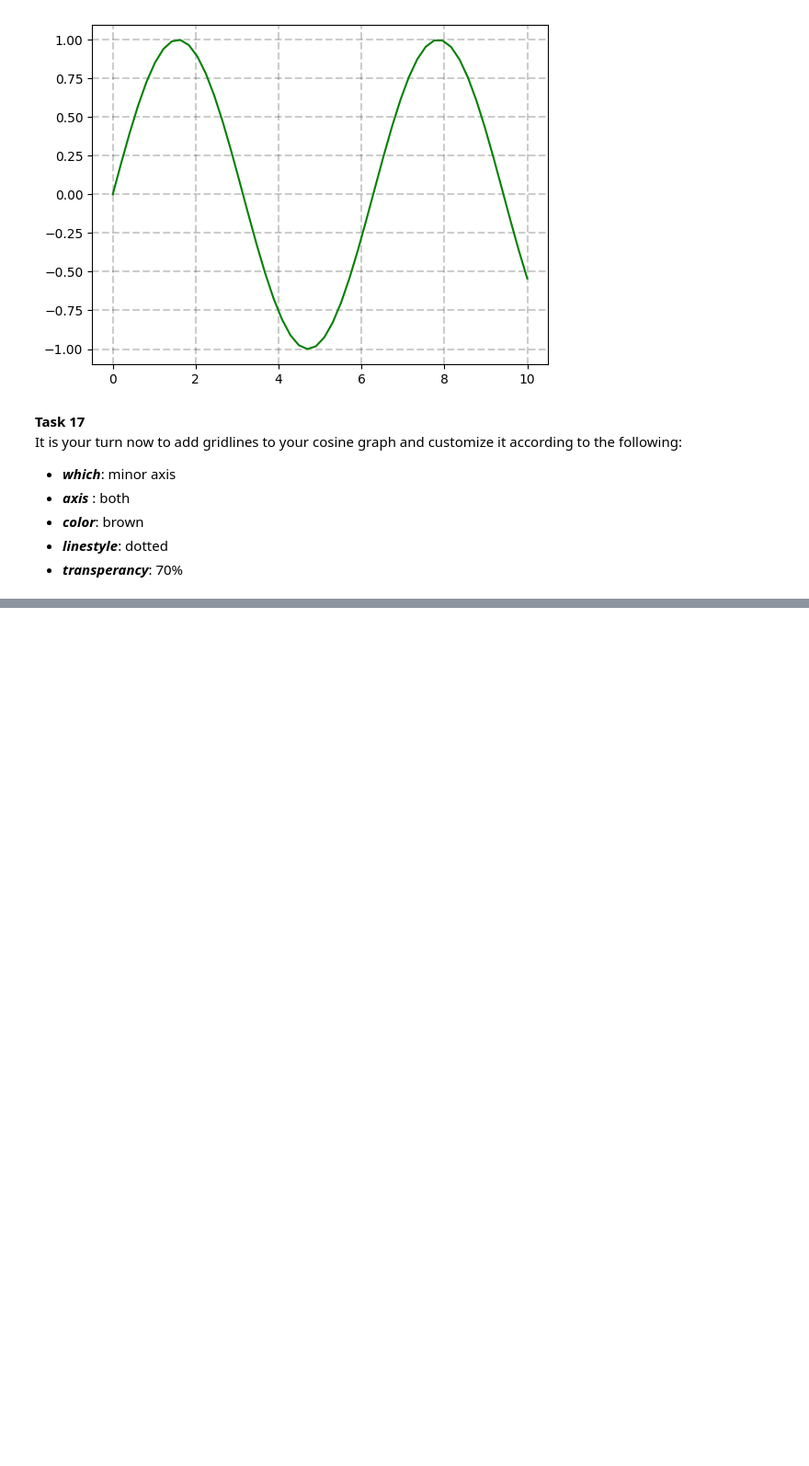
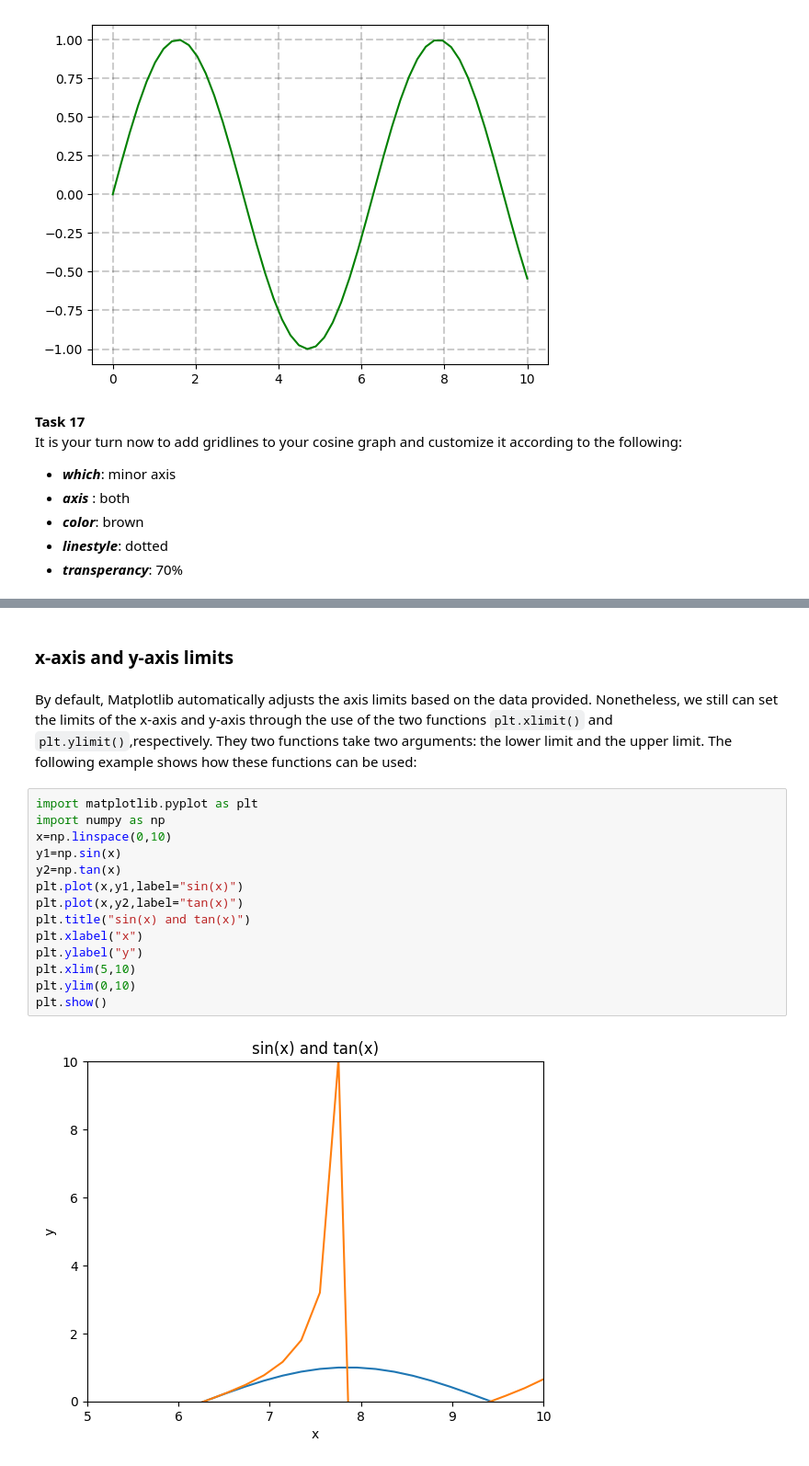
Before and after one commit to AhmadAlsaadi/ENCH320-Numpy, a Jupyter notebook: Matplotlib.ipynb, the cells around one changed output, grey strips where cells are left out. Shown at 92% size. Saved outputs shown, nothing was run; the diff lists cells and outputs as text; blank space fills up the shorter version.

```diff
--- a/Matplotlib.ipynb
+++ b/Matplotlib.ipynb
@@ -381,0 +440,20 @@ x
+# %% [markdown]
+### x-axis and y-axis limits
+# %% [markdown]
+By default, Matplotlib automatically adjusts the axis limits based on the data provided. Nonetheless, we still can set the limits of the x-axis and y-axis through the use of the two functions `plt.xlimit()` and `plt.ylimit()`,respectively. They two functions take two arguments: the lower limit and the upper limit. The following example shows how these functions can be used:
+# %%
+import matplotlib.pyplot as plt
+import numpy as np
+x=np.linspace(0,10)
+y1=np.sin(x)
+y2=np.tan(x)
+plt.plot(x,y1,label="sin(x)")
+plt.plot(x,y2,label="tan(x)")
+plt.title("sin(x) and tan(x)")
+plt.xlabel("x")
+plt.ylabel("y")
+plt.xlim(5,10)
+plt.ylim(0,10)
+plt.show()
+# %% [output]
+[figure, added]
```
Also changed, not shown: parts of 14 cells of this notebook.
